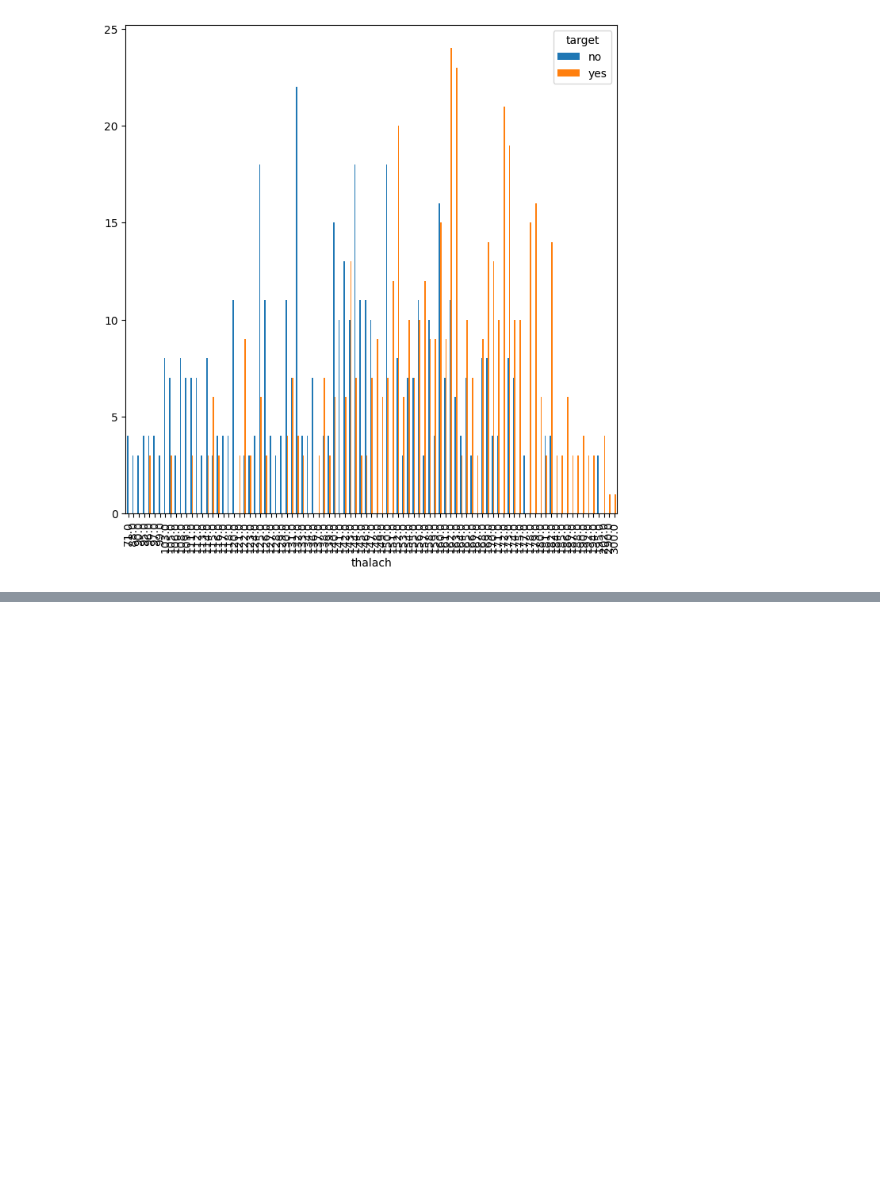
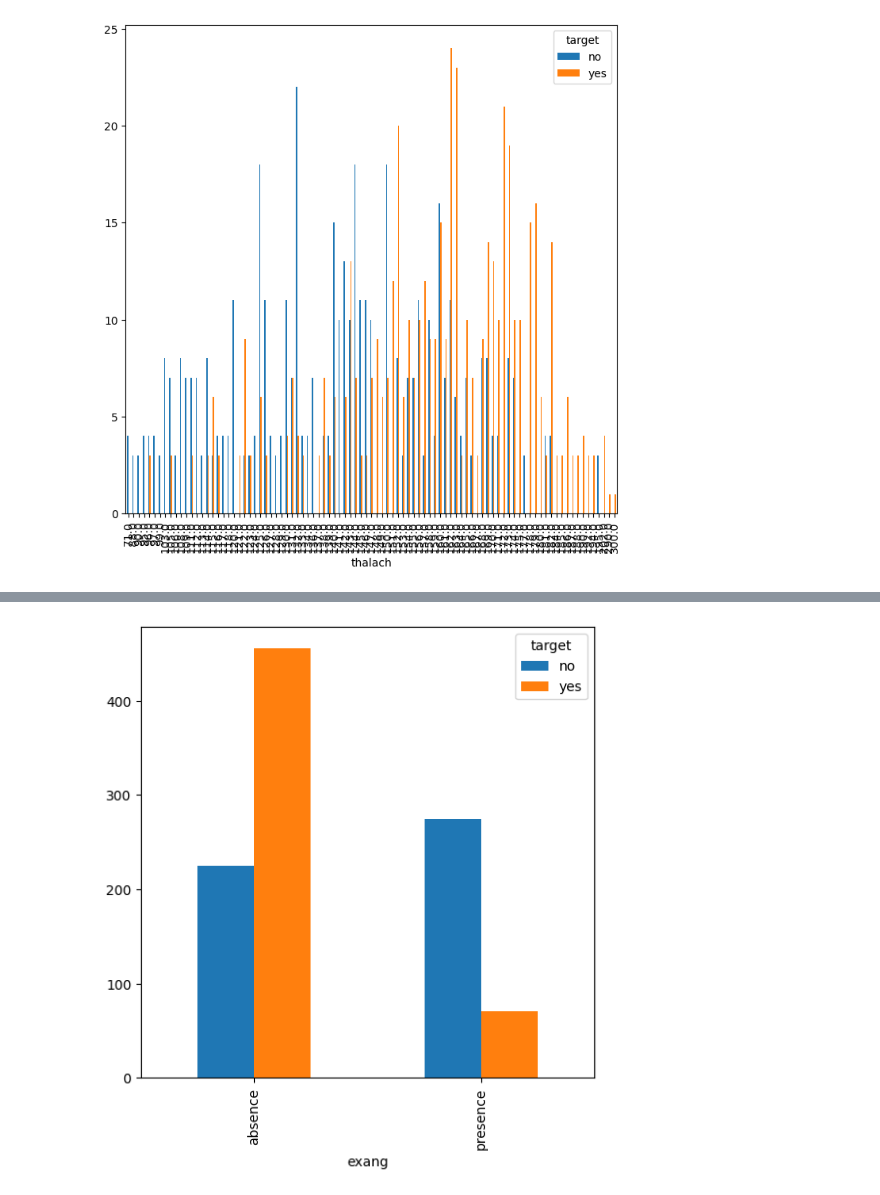
Before and after one commit to ehtisham-sadiq/Building-an-ML-Based-Heart-Disease-Diagnosis-System-with-Flask, a Jupyter notebook: notebook/EDA.ipynb, the cells around one changed output, grey strips where cells are left out. Cells and saved outputs as stored; diff of their text form; code cells hidden in the pictures; blank space fills up the shorter version.

```diff
--- a/notebook/EDA.ipynb
+++ b/notebook/EDA.ipynb
@@ -196,0 +222,5 @@ pd.crosstab(df.thalach, df.target).plot(kind='bar', figsize=(8,8));
+# %%
+#exang
+pd.crosstab(df.exang, df.target).plot(kind='bar', figsize=(6,6));
+# %% [output]
+[figure, added]
```
Also changed, not shown: parts of 41 cells of this notebook.
